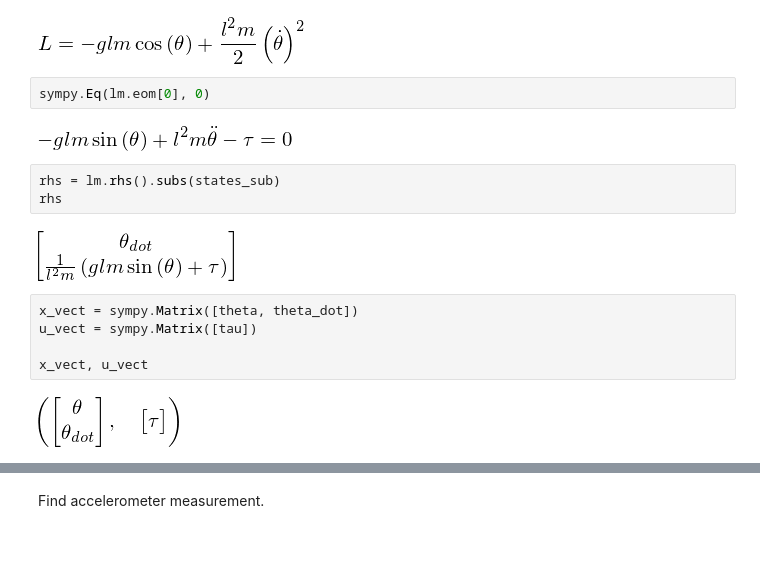
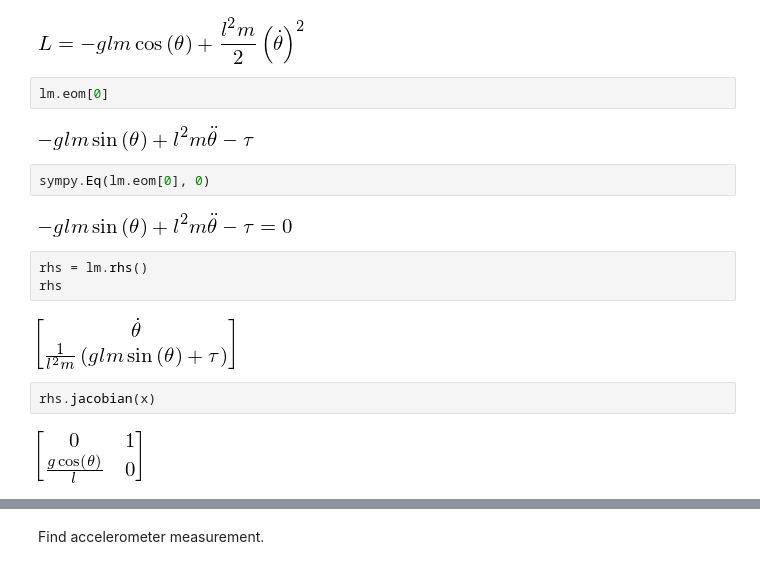
Before and after one commit to jgoppert/PX4-SIL, a Jupyter notebook: Pendulum.ipynb, the cells around one changed output, grey strips where cells are left out. Saved outputs shown, nothing was run; the diff lists cells and outputs as text.

```diff
--- a/Pendulum.ipynb
+++ b/Pendulum.ipynb
@@ -43,20 +53,21 @@ states_sub = {theta(t).diff(t): theta_dot, theta(t): theta, tau(t):tau}
 sympy.Eq(sympy.Symbol('L'), L)
 # %% [output]
 [figure]
+# %%
+lm.eom[0]
+# %% [output]
+[figure, added]
 # %%
 sympy.Eq(lm.eom[0], 0)
 # %% [output]
 [figure]
 # %%
-rhs = lm.rhs().subs(states_sub)
+rhs = lm.rhs()
 rhs
 # %% [output]
-[figure, old version]
+[figure, new version]
-# %%
-x_vect = sympy.Matrix([theta, theta_dot])
-u_vect = sympy.Matrix([tau])
-
-x_vect, u_vect
-# %% [output]
-[figure, removed]
+# %%
+rhs.jacobian(x)
+# %% [output]
+[figure, added]
 # %%
```
Also changed, not shown: parts of 39 cells of this notebook, 6 other files.
